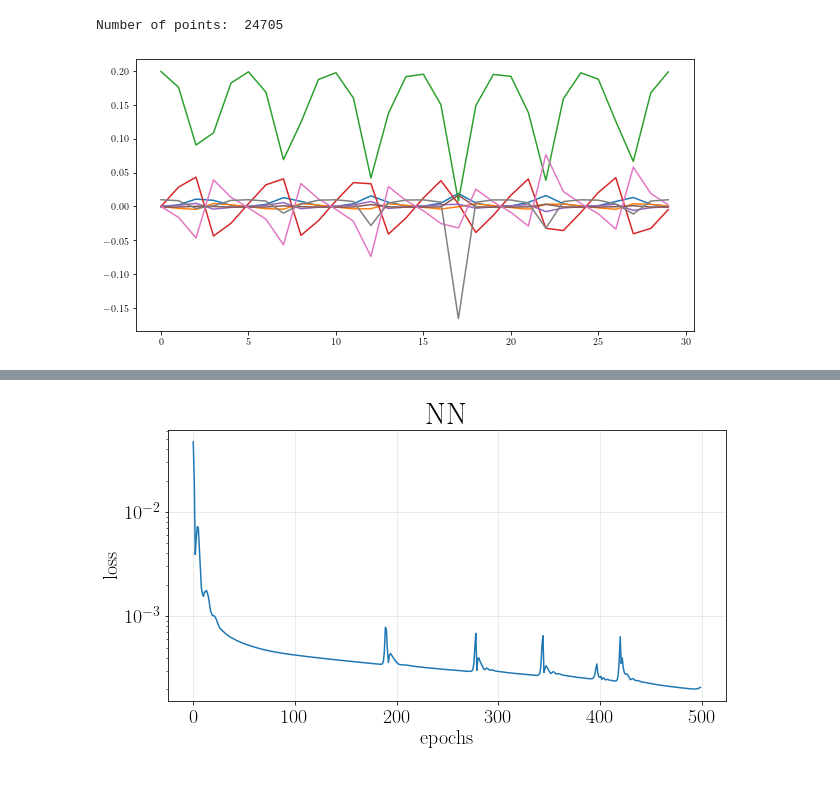
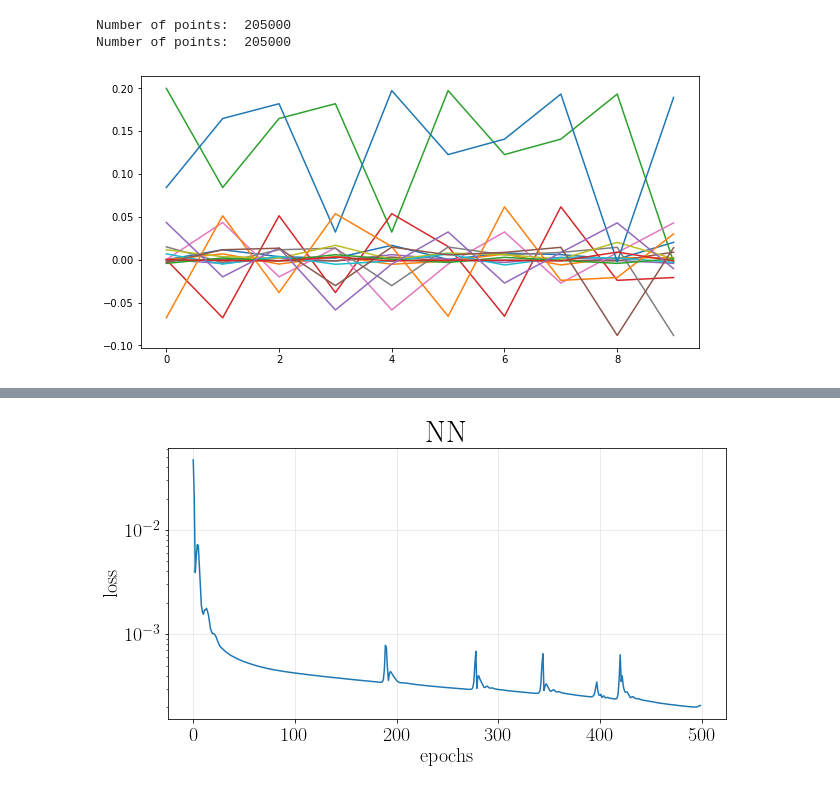
Before and after one commit to Ricvalp/SymplecticTimeReversibleNN, a Jupyter notebook: ManyBodyProblem/RealNVP_tfb.ipynb, the cells around one changed output, grey strips where cells are left out. Cells and saved outputs as stored; diff of their text form; code cells hidden in the pictures.

```diff
--- a/ManyBodyProblem/RealNVP_tfb.ipynb
+++ b/ManyBodyProblem/RealNVP_tfb.ipynb
@@ -36,13 +36,28 @@ for i in range(int(line_count/8)):
 
 read_x.close()
 
+
+y = []
+read_y = open("Y_train.txt", "r")
+
+for i in range(int(line_count/8)):
+
+    y.append([float(read_y.readline()), float(read_y.readline()), float(read_y.readline()), float(read_y.readline()), float(read_y.readline()), float(read_y.readline()), float(read_y.readline()), float(read_y.readline())])
+
+read_y.close()
+
 print("Number of points: ", len(x))
+print("Number of points: ", len(y))
 # %% [output]
-Number of points:  24705
+Number of points:  205000
+Number of points:  205000
 # %%
 plt.figure(figsize=(10,5))
-plt.plot(x[:30])
+
+plt.plot(x[:10])
+plt.plot(y[:10])
+
 plt.show()
 # %% [output]
-[figure, old version]
+[figure, new version]
 # %%
```
Also changed, not shown: parts of 10 cells of this notebook, 3 other files.
